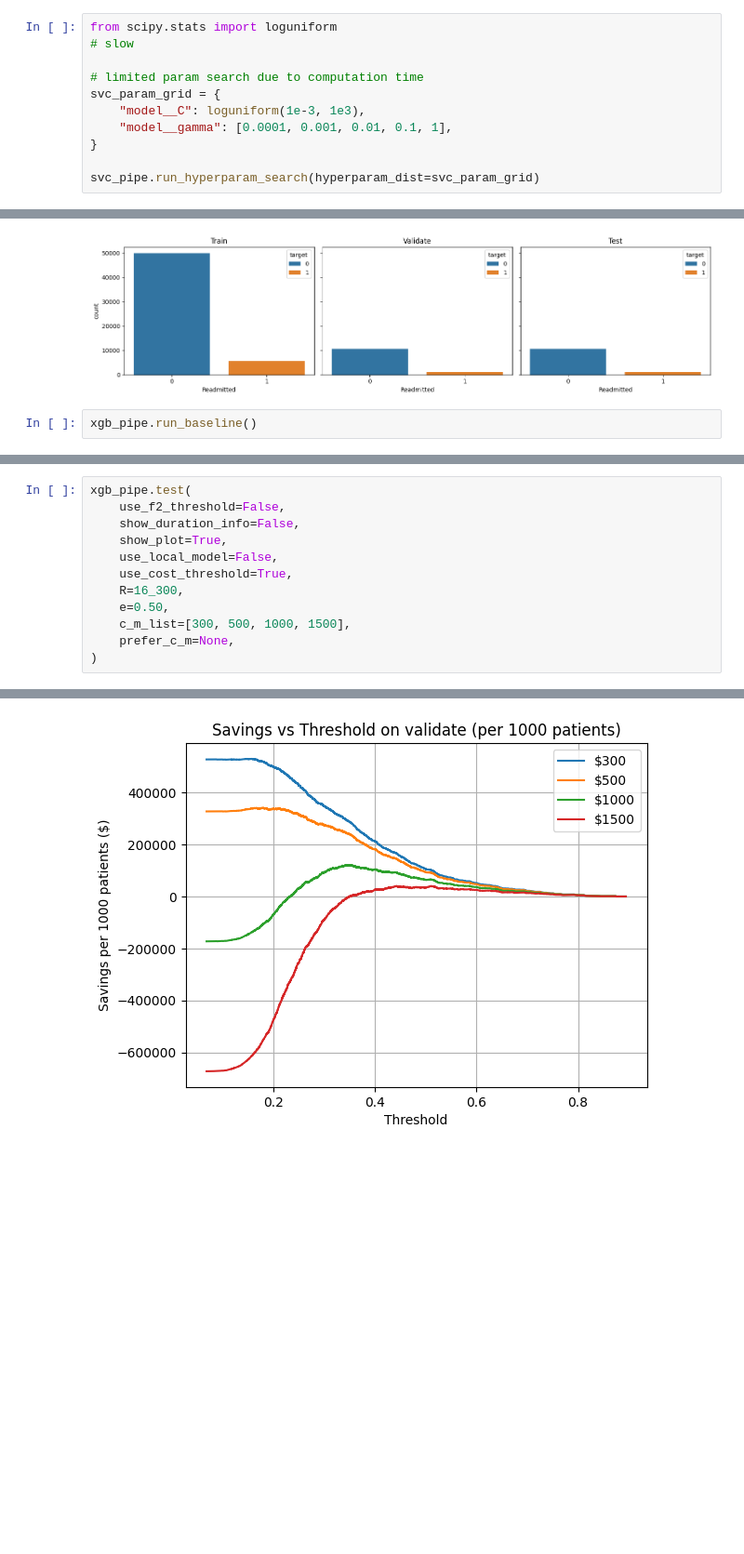
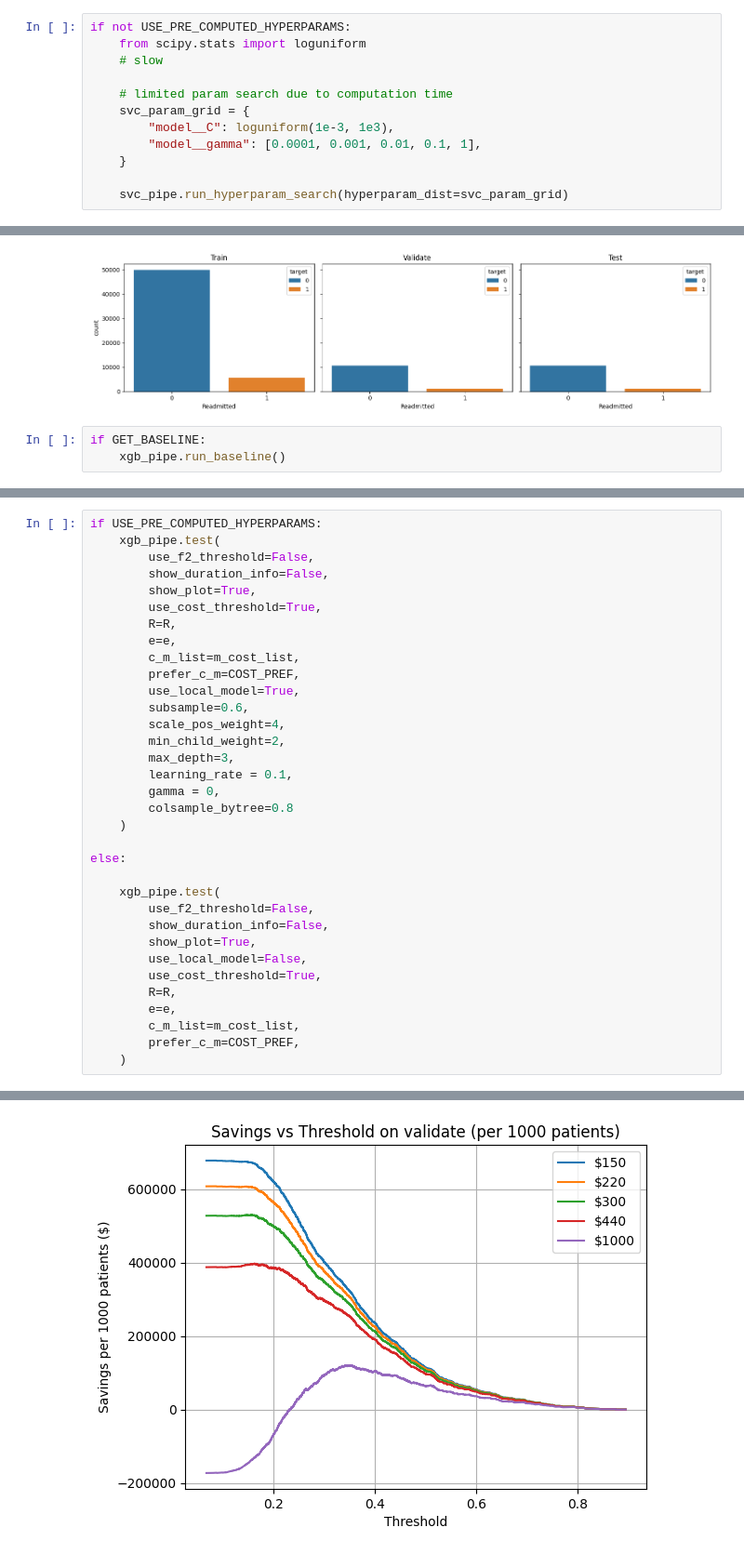
Before and after one commit to meaton96/Eaton_633_Project, a Jupyter notebook: notebooks/000_Main.ipynb, the cells around one changed output, grey strips where cells are left out. Shown at 93% size. Drawn from its saved outputs; the diff is of its cells as text; blank space fills up the shorter version.

```diff
--- a/notebooks/000_Main.ipynb
+++ b/notebooks/000_Main.ipynb
@@ -610,16 +611,17 @@ Duration: 0 hrs, 0 mins, 20.7 secs
 # %% [markdown]
 ### Hyperparameter Search
 # %%
-from scipy.stats import loguniform
-# slow
+if not USE_PRE_COMPUTED_HYPERPARAMS:
+    from scipy.stats import loguniform
+    # slow
 
-# limited param search due to computation time
-svc_param_grid = {
-    "model__C": loguniform(1e-3, 1e3),
-    "model__gamma": [0.0001, 0.001, 0.01, 0.1, 1],
-}
+    # limited param search due to computation time
+    svc_param_grid = {
+        "model__C": loguniform(1e-3, 1e3),
+        "model__gamma": [0.0001, 0.001, 0.01, 0.1, 1],
+    }
 
-svc_pipe.run_hyperparam_search(hyperparam_dist=svc_param_grid)
+    svc_pipe.run_hyperparam_search(hyperparam_dist=svc_param_grid)
 # %% [output]
 Fitting 5 folds for each of 30 candidates, totalling 150 fits
 Best ROC_AUC (cv): 0.6581494263329176
@@ -713,4 +729,5 @@ xgb_pipe = ModelPipeline(
 # %% [output]
 [figure]
 # %%
-xgb_pipe.run_baseline()
+if GET_BASELINE:
+    xgb_pipe.run_baseline()
@@ -788,15 +791,37 @@ Classification report:
    macro avg       0.58      0.55      0.56     11899
 weighted avg       0.84      0.87      0.85     11899
 # %%
-xgb_pipe.test(
-    use_f2_threshold=False,
-    show_duration_info=False,
-    show_plot=True,
-    use_local_model=False,
-    use_cost_threshold=True,
-    R=16_300,
-    e=0.50,
-    c_m_list=[300, 500, 1000, 1500],
-    prefer_c_m=None,
-)
+if USE_PRE_COMPUTED_HYPERPARAMS:
+    xgb_pipe.test(
+        use_f2_threshold=False,
+        show_duration_info=False,
+        show_plot=True,
+        use_cost_threshold=True,
+        R=R,
+        e=e,
+        c_m_list=m_cost_list,
+        prefer_c_m=COST_PREF,
+        use_local_model=True,
+        subsample=0.6,
+        scale_pos_weight=4,
+        min_child_weight=2,
+        max_depth=3,
+        learning_rate = 0.1,
+        gamma = 0,
+        colsample_bytree=0.8
+    )
+
+else:
+
+    xgb_pipe.test(
+        use_f2_threshold=False,
+        show_duration_info=False,
+        show_plot=True,
+        use_local_model=False,
+        use_cost_threshold=True,
+        R=R,
+        e=e,
+        c_m_list=m_cost_list,
+        prefer_c_m=COST_PREF,
+    )
 # %% [output]
@@ -804 +829 @@ xgb_pipe.test(
-[figure, old version]
+[figure, new version]
```
Also changed, not shown: parts of 25 cells of this notebook, 1 other file.
